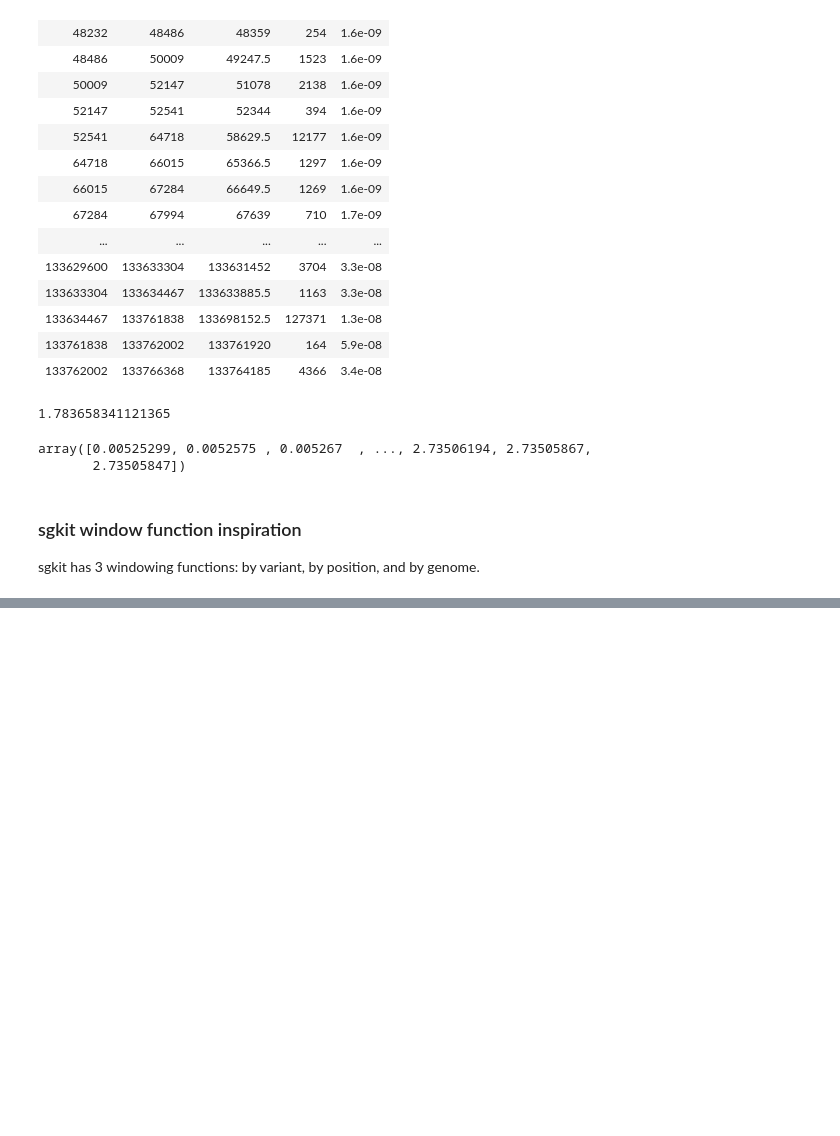
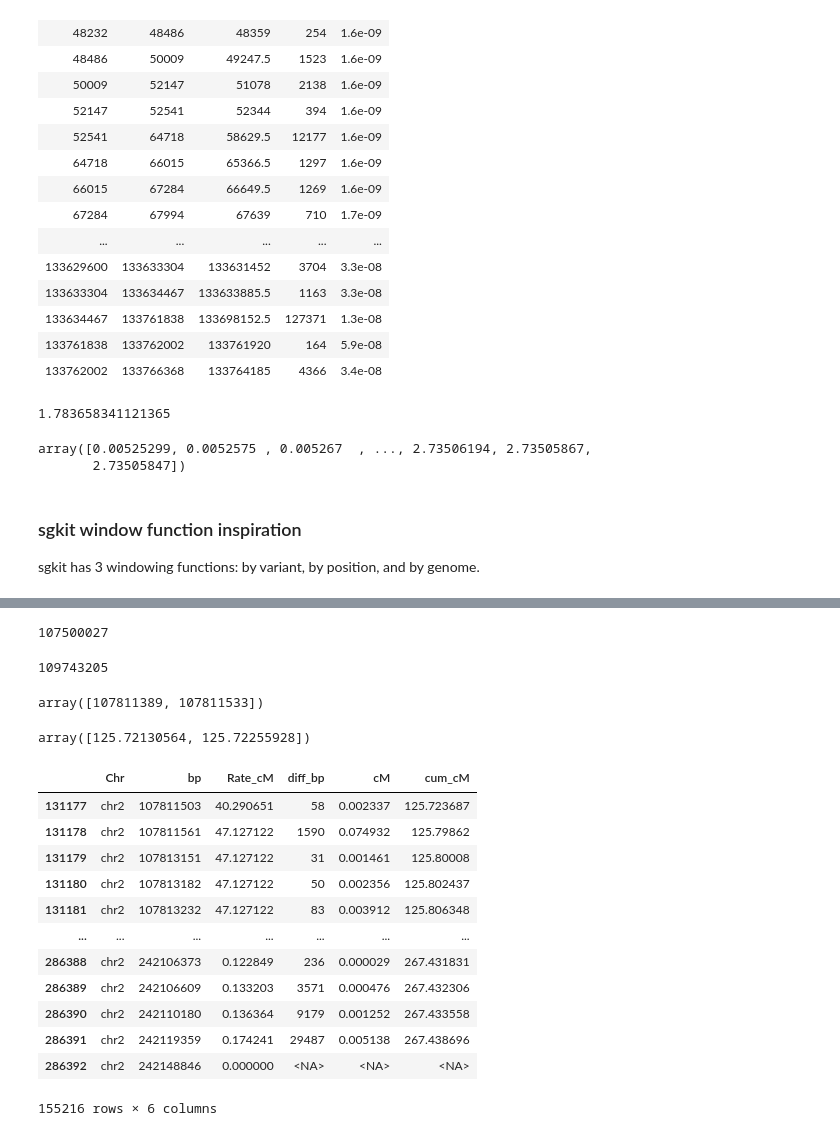
Before and after one commit to BCFZzw/rerun_fwdpy, a Jupyter notebook: jupyter/minimal_pipeline.ipynb, the cells around one changed output, grey strips where cells are left out. Saved outputs shown, nothing was run; the diff lists cells and outputs as text; code cells hidden in the pictures; blank space fills up the shorter version.

```diff
--- a/jupyter/minimal_pipeline.ipynb
+++ b/jupyter/minimal_pipeline.ipynb
@@ -317,3 +392,35 @@ def window_by_reombination(snp_array: list, pos_array: list, rec_map: ms.RateMap
+# %%
+pos_array.min()
+# %% [output]
+107500027
+# %%
+pos_array.max()
+# %% [output]
+109743205
+# %%
+np.interp([1.2572175346, 1.2576300247], np.nancumsum(ms_RateMap.mass), ms_RateMap.left).astype(int)
+# %% [output]
+array([107811389, 107811533])
+# %%
+_get_cum_cM_from_bp([107811389, 107811533], ms_RateMap)
+# %% [output]
+array([125.72130564, 125.72255928])
+# %%
+rec_map_df2[rec_map_df2.bp >= 107811389]
+# %% [output]
+|  | Chr | bp | Rate_cM | diff_bp | cM | cum_cM |
+| 131177 | chr2 | 107811503 | 40.290651 | 58 | 0.002337 | 125.723687 |
+| 131178 | chr2 | 107811561 | 47.127122 | 1590 | 0.074932 | 125.79862 |
+| 131179 | chr2 | 107813151 | 47.127122 | 31 | 0.001461 | 125.80008 |
+| 131180 | chr2 | 107813182 | 47.127122 | 50 | 0.002356 | 125.802437 |
+| 131181 | chr2 | 107813232 | 47.127122 | 83 | 0.003912 | 125.806348 |
+| ... | ... | ... | ... | ... | ... | ... |
+| 286388 | chr2 | 242106373 | 0.122849 | 236 | 0.000029 | 267.431831 |
+| 286389 | chr2 | 242106609 | 0.133203 | 3571 | 0.000476 | 267.432306 |
+| 286390 | chr2 | 242110180 | 0.136364 | 9179 | 0.001252 | 267.433558 |
+| 286391 | chr2 | 242119359 | 0.174241 | 29487 | 0.005138 | 267.438696 |
+| 286392 | chr2 | 242148846 | 0.000000 | <NA> | <NA> | <NA> |
+155216 rows × 6 columns
 # %%
 def window_by_position(rec_start: float, rec_end: float, rec_to_pos_func: scipy.interpolate, rec_step = 0.04: float) -> list, list:
     """
```
Also changed, not shown: parts of 13 cells of this notebook.
